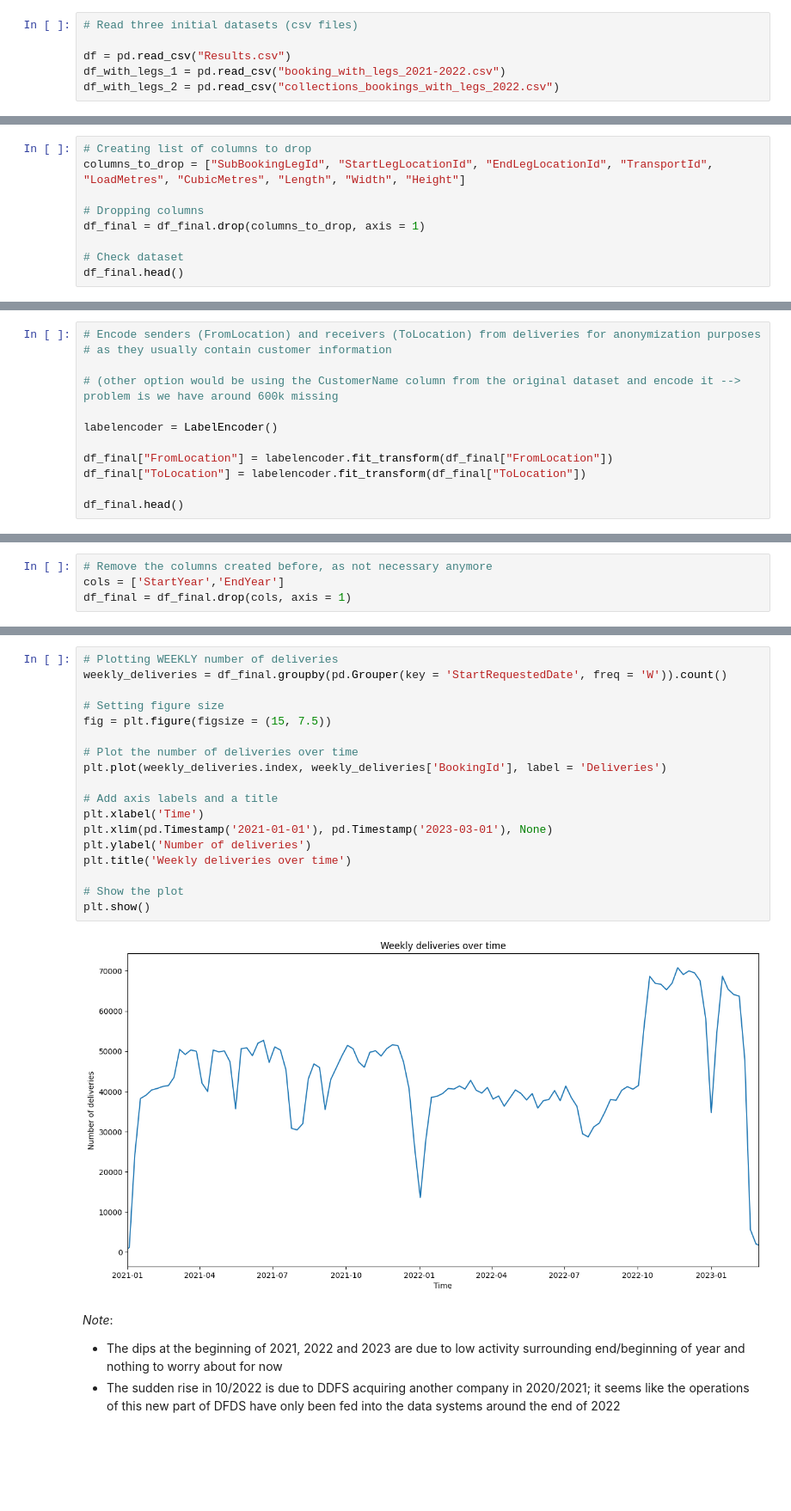
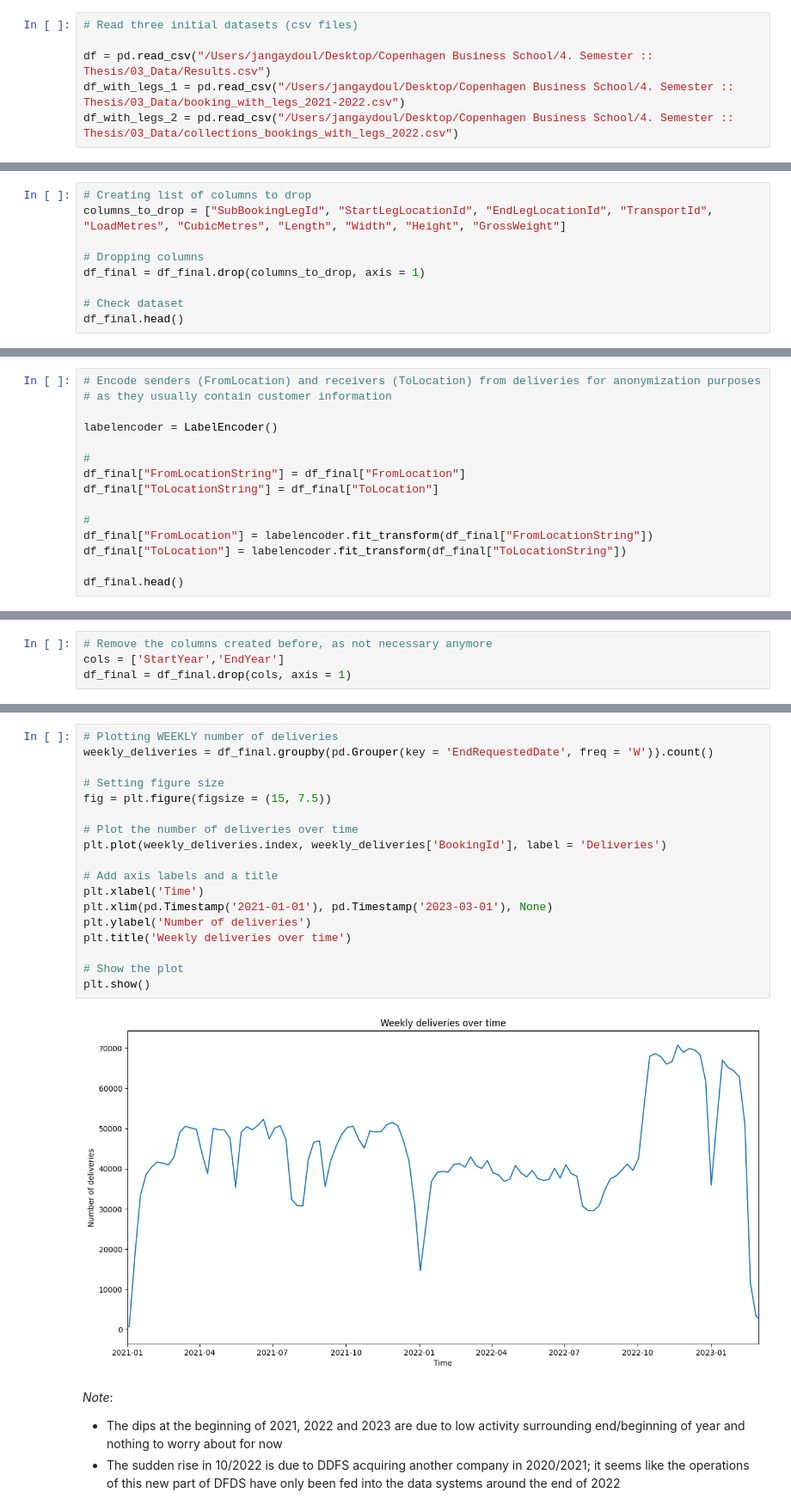
Before and after one commit to em1899/master-thesis-project, a Jupyter notebook: EDA/EDA_v5.ipynb, the cells around one changed output, grey strips where cells are left out. Shown at 86% size. Drawn from its saved outputs; the diff is of its cells as text; blank space fills up the shorter version.

```diff
--- a/EDA/EDA_v5.ipynb
+++ b/EDA/EDA_v5.ipynb
@@ -47,9 +42,9 @@ from sklearn.preprocessing import LabelEncoder
 # %%
 # Read three initial datasets (csv files)
 
-df = pd.read_csv("Results.csv")
-df_with_legs_1 = pd.read_csv("booking_with_legs_2021-2022.csv")
-df_with_legs_2 = pd.read_csv("collections_bookings_with_legs_2022.csv")
+df = pd.read_csv("/Users/jangaydoul/Desktop/Copenhagen Business School/4. Semester :: Thesis/03_Data/Results.csv")
+df_with_legs_1 = pd.read_csv("/Users/jangaydoul/Desktop/Copenhagen Business School/4. Semester :: Thesis/03_Data/booking_with_legs_2021-2022.csv")
+df_with_legs_2 = pd.read_csv("/Users/jangaydoul/Desktop/Copenhagen Business School/4. Semester :: Thesis/03_Data/collections_bookings_with_legs_2022.csv")
 # %%
 # Creating copies of original datasets
 
@@ -228,6 +227,6 @@ f) **"FromCountry" and "ToCountry"**: Around 1.5% missing
 # %%
 # Creating list of columns to drop
-columns_to_drop = ["SubBookingLegId", "StartLegLocationId", "EndLegLocationId", "TransportId", "LoadMetres", "CubicMetres", "Length", "Width", "Height"]
+columns_to_drop = ["SubBookingLegId", "StartLegLocationId", "EndLegLocationId", "TransportId", "LoadMetres", "CubicMetres", "Length", "Width", "Height", "GrossWeight"]
 
 # Dropping columns
 df_final = df_final.drop(columns_to_drop, axis = 1)
@@ -317,12 +323,15 @@ df_final["SubBookingName"].value_counts().sum() # Aligns with ~5m total entries
 # Encode senders (FromLocation) and receivers (ToLocation) from deliveries for anonymization purposes
 # as they usually contain customer information
 
-# (other option would be using the CustomerName column from the original dataset and encode it --> problem is we have around 600k missing
-
 labelencoder = LabelEncoder()
 
-df_final["FromLocation"] = labelencoder.fit_transform(df_final["FromLocation"])
-df_final["ToLocation"] = labelencoder.fit_transform(df_final["ToLocation"])
+#
+df_final["FromLocationString"] = df_final["FromLocation"]
+df_final["ToLocationString"] = df_final["ToLocation"]
+
+#
+df_final["FromLocation"] = labelencoder.fit_transform(df_final["FromLocationString"])
+df_final["ToLocation"] = labelencoder.fit_transform(df_final["ToLocationString"])
 
 df_final.head()
 # %% [output]
@@ -443,24 +457,24 @@ print("Time range: {} - {}".format(earliest_missing, latest_missing))
 Time range: 2020-01-07 00:00:00 - 2023-12-15 00:00:00
 # %%
 # Plotting WEEKLY number of deliveries
-weekly_deliveries = df_final.groupby(pd.Grouper(key = 'StartRequestedDate', freq = 'W')).count()
+weekly_deliveries = df_final.groupby(pd.Grouper(key = 'EndRequestedDate', freq = 'W')).count()
 
 # Setting figure size
 fig = plt.figure(figsize = (15, 7.5))
 
 # Plot the number of deliveries over time
 plt.plot(weekly_deliveries.index, weekly_deliveries['BookingId'], label = 'Deliveries')
 
 # Add axis labels and a title
 plt.xlabel('Time')
 plt.xlim(pd.Timestamp('2021-01-01'), pd.Timestamp('2023-03-01'), None)
 plt.ylabel('Number of deliveries')
 plt.title('Weekly deliveries over time')
 
 # Show the plot
 plt.show()
 # %% [output]
-[figure, old version]
+[figure, new version]
 # %% [markdown]
 _Note_:
 - The dips at the beginning of 2021, 2022 and 2023 are due to low activity surrounding end/beginning of year and nothing to worry about for now
```
Also changed, not shown: parts of 85 cells of this notebook.
